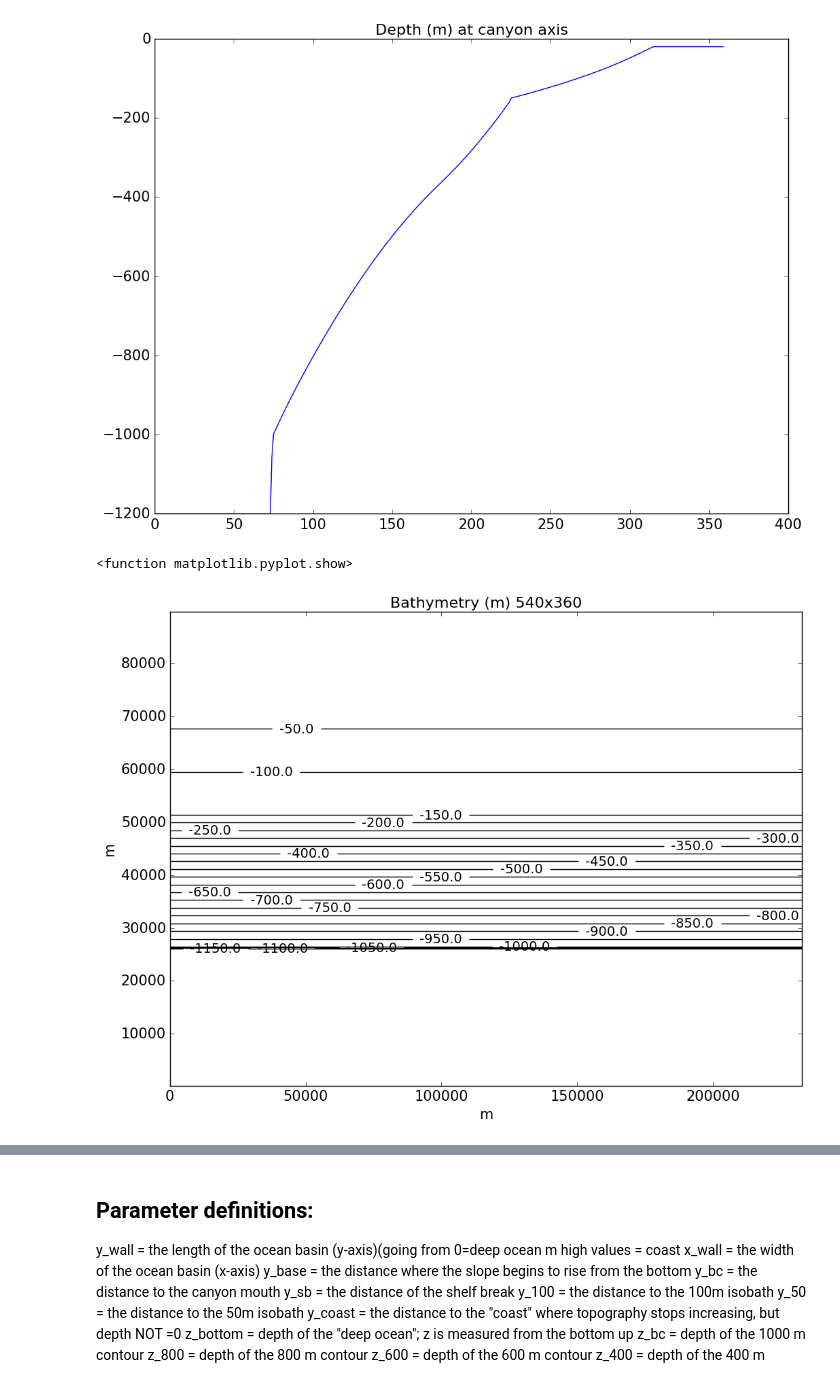
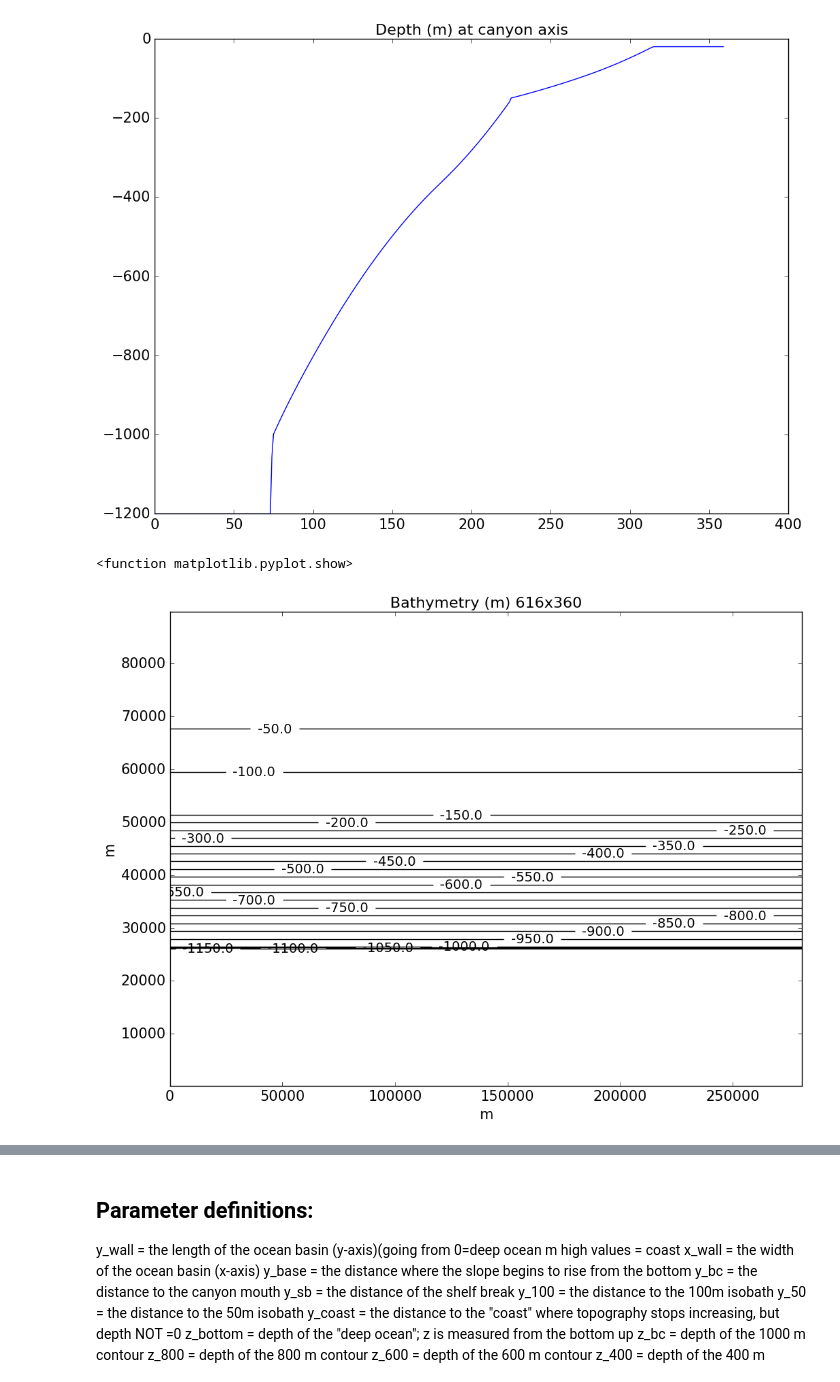
Before and after one commit to UBC-MOAD/buildcanyon, a Jupyter notebook: Bathymetry/GenerateNoCanyonBathy360x360Quad.ipynb, the cells around one changed output, grey strips where cells are left out. Cells and saved outputs as stored; diff of their text form; code cells hidden in the pictures.

```diff
--- a/Bathymetry/GenerateNoCanyonBathy360x360Quad.ipynb
+++ b/Bathymetry/GenerateNoCanyonBathy360x360Quad.ipynb
@@ -301,8 +301,9 @@ plt.title('Depth (m) at canyon axis',fontsize=16)
 # %%
 ## Extend downstream shelf
 
-bathy_ext = np.empty((540,360))
-delx_ext = np.empty(540)
+
+bathy_ext = np.empty((616,360))
+delx_ext = np.empty(616)
 
 bathy_ext[:360,:]=bathy
 delx_ext[0:360]=delx
@@ -316,27 +317,27 @@ for ii in range(1,len(delx_ext)):
 # %%
 
 
 plt.rcParams['contour.negative_linestyle'] = 'solid'
 
 fig = plt.figure(figsize=(12,9))
 
 CS = plt.contour(x_ext,y,np.transpose(bathy_ext),25,colors='k' )
 
 plt.clabel(CS,
            inline=1,
            fmt='%1.1f',
            fontsize=14)
 
 plt.xlabel('m')
 plt.ylabel('m')
-plt.title('Bathymetry (m) 540x360',fontsize=16)
+plt.title('Bathymetry (m) 616x360',fontsize=16)
 
 
 
 plt.show
 # %% [output]
 <function matplotlib.pyplot.show>
-[figure, old version]
+[figure, new version]
 # %%
 # saving binary files
 
```
Also changed, not shown: parts of 4 cells of this notebook, 4 other files.
